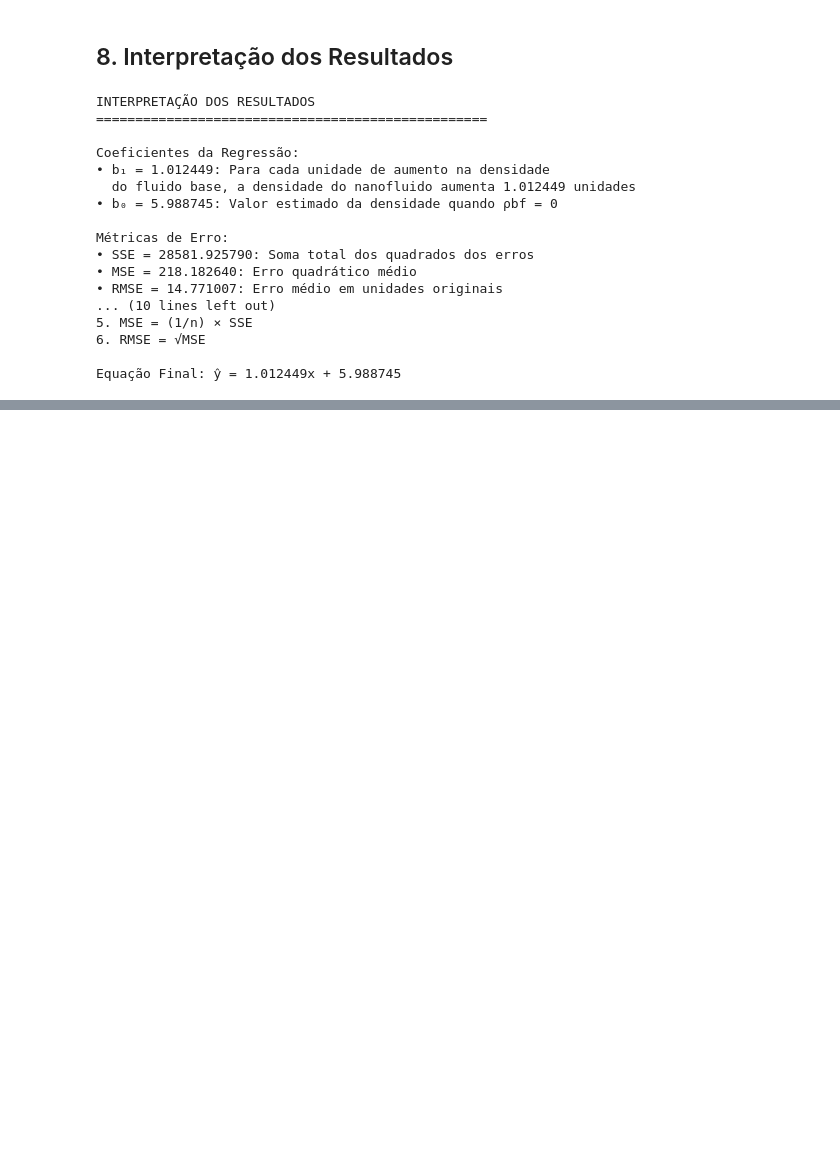
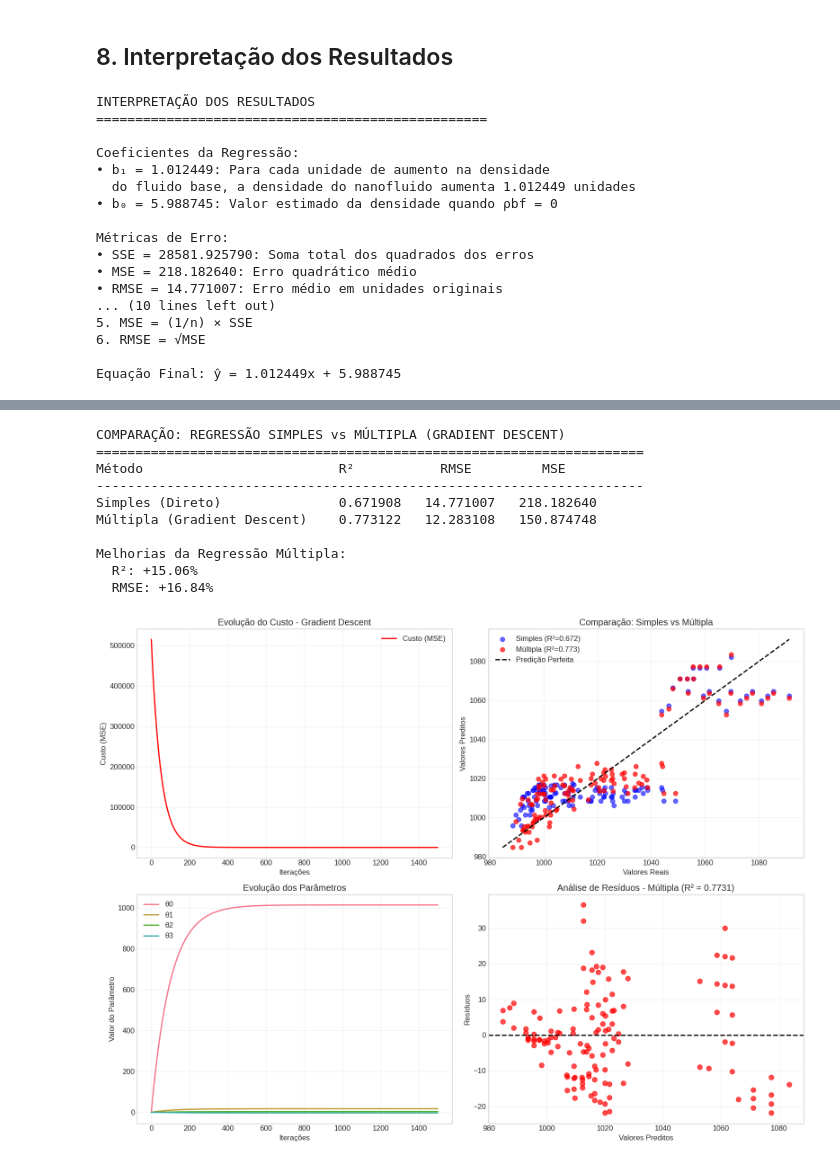
Before and after one commit to cristinaadms/SI-Simple-Nano-Regressor, a Jupyter notebook: nanofluid_analysis.ipynb, the cells around one changed output, grey strips where cells are left out. Drawn from its saved outputs; the diff is of its cells as text; code cells hidden in the pictures; blank space fills up the shorter version.

Commit message:
FEAT: Adiçao de resultados linear múltipla.

```diff
--- a/nanofluid_analysis.ipynb
+++ b/nanofluid_analysis.ipynb
@@ -369,0 +626,74 @@ Equação Final: ŷ = 1.012449x + 5.988745
+# %%
+print("COMPARAÇÃO: REGRESSÃO SIMPLES vs MÚLTIPLA (GRADIENT DESCENT)")
+print("="*70)
+
+# Comparar resultados
+print(f"{'Método':<30} {'R²':<12} {'RMSE':<12} {'MSE':<12}")
+print("-"*70)
+print(f"{'Simples (Direto)':<30} {R_squared:.6f}   {RMSE:.6f}   {MSE:.6f}")
+print(f"{'Múltipla (Gradient Descent)':<30} {R_squared_multi:.6f}   {RMSE_multi:.6f}   {MSE_multi:.6f}")
+
+# Calcular melhoria
+melhoria_r2 = ((R_squared_multi - R_squared) / R_squared) * 100
+melhoria_rmse = ((RMSE - RMSE_multi) / RMSE) * 100
+
+print(f"\nMelhorias da Regressão Múltipla:")
+print(f"  R²: {melhoria_r2:+.2f}%")
+print(f"  RMSE: {melhoria_rmse:+.2f}%")
+
+# Visualizações
+fig, axes = plt.subplots(2, 2, figsize=(16, 12))
+
+# Gráfico 1: Evolução do custo
+axes[0,0].plot(cost_history_multi, 'r-', linewidth=2, label='Custo (MSE)')
+axes[0,0].set_xlabel('Iterações')
+axes[0,0].set_ylabel('Custo (MSE)')
+axes[0,0].set_title('Evolução do Custo - Gradient Descent')
+axes[0,0].legend()
+axes[0,0].grid(True, alpha=0.3)
+
+# Gráfico 2: Comparação Predito vs Real
+axes[0,1].scatter(y_test, y_pred, alpha=0.6, color='blue', s=50, label=f'Simples (R²={R_squared:.3f})')
+axes[0,1].scatter(y_test_multi, y_pred_multi, alpha=0.7, color='red', s=50, label=f'Múltipla (R²={R_squared_multi:.3f})')
+min_val = min(y_test.min(), y_pred_multi.min())
+max_val = max(y_test.max(), y_pred_multi.max())
+axes[0,1].plot([min_val, max_val], [min_val, max_val], 'k--', linewidth=2, label='Predição Perfeita')
+axes[0,1].set_xlabel('Valores Reais')
+axes[0,1].set_ylabel('Valores Preditos')
+axes[0,1].set_title('Comparação: Simples vs Múltipla')
+axes[0,1].legend()
+axes[0,1].grid(True, alpha=0.3)
+
+# Gráfico 3: Evolução dos parâmetros principais
+theta_history_array = np.array(theta_history_multi)
+for i in range(min(4, theta_history_array.shape[1])):
+    axes[1,0].plot(theta_history_array[:, i], label=f'θ{i}', linewidth=2)
+axes[1,0].set_xlabel('Iterações')
+axes[1,0].set_ylabel('Valor do Parâmetro')
+axes[1,0].set_title('Evolução dos Parâmetros')
+axes[1,0].legend()
+axes[1,0].grid(True, alpha=0.3)
+
+# Gráfico 4: Resíduos da Regressão Múltipla
+residuos_multi = y_test_multi - y_pred_multi
+axes[1,1].scatter(y_pred_multi, residuos_multi, alpha=0.7, color='red', s=60)
+axes[1,1].axhline(y=0, color='black', linestyle='--', linewidth=2)
+axes[1,1].set_xlabel('Valores Preditos')
+axes[1,1].set_ylabel('Resíduos')
+axes[1,1].set_title(f'Análise de Resíduos - Múltipla (R² = {R_squared_multi:.4f})')
+axes[1,1].grid(True, alpha=0.3)
+
+plt.tight_layout()
+plt.show()
+# %% [output]
+COMPARAÇÃO: REGRESSÃO SIMPLES vs MÚLTIPLA (GRADIENT DESCENT)
+======================================================================
+Método                         R²           RMSE         MSE
+----------------------------------------------------------------------
+Simples (Direto)               0.671908   14.771007   218.182640
+Múltipla (Gradient Descent)    0.773122   12.283108   150.874748
+
+Melhorias da Regressão Múltipla:
+  R²: +15.06%
+  RMSE: +16.84%
+[figure, added]
```
Also changed, not shown: parts of 7 cells of this notebook, 2 other files.
